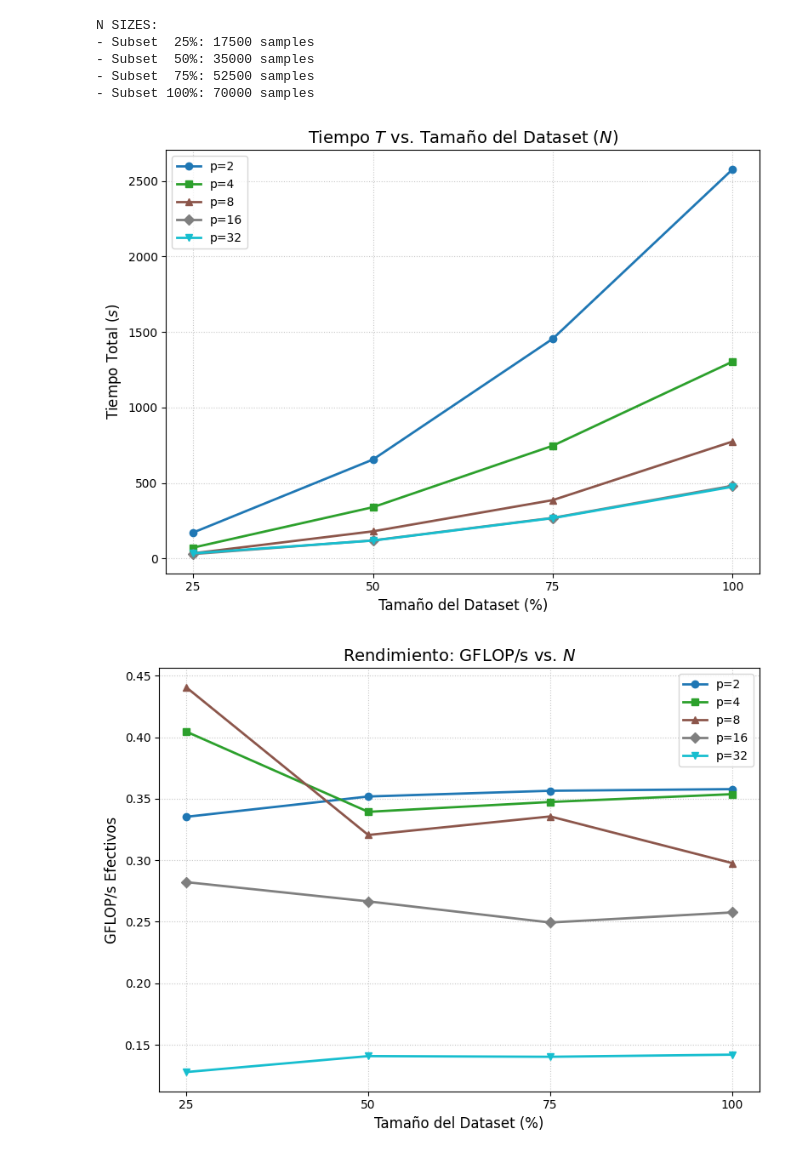
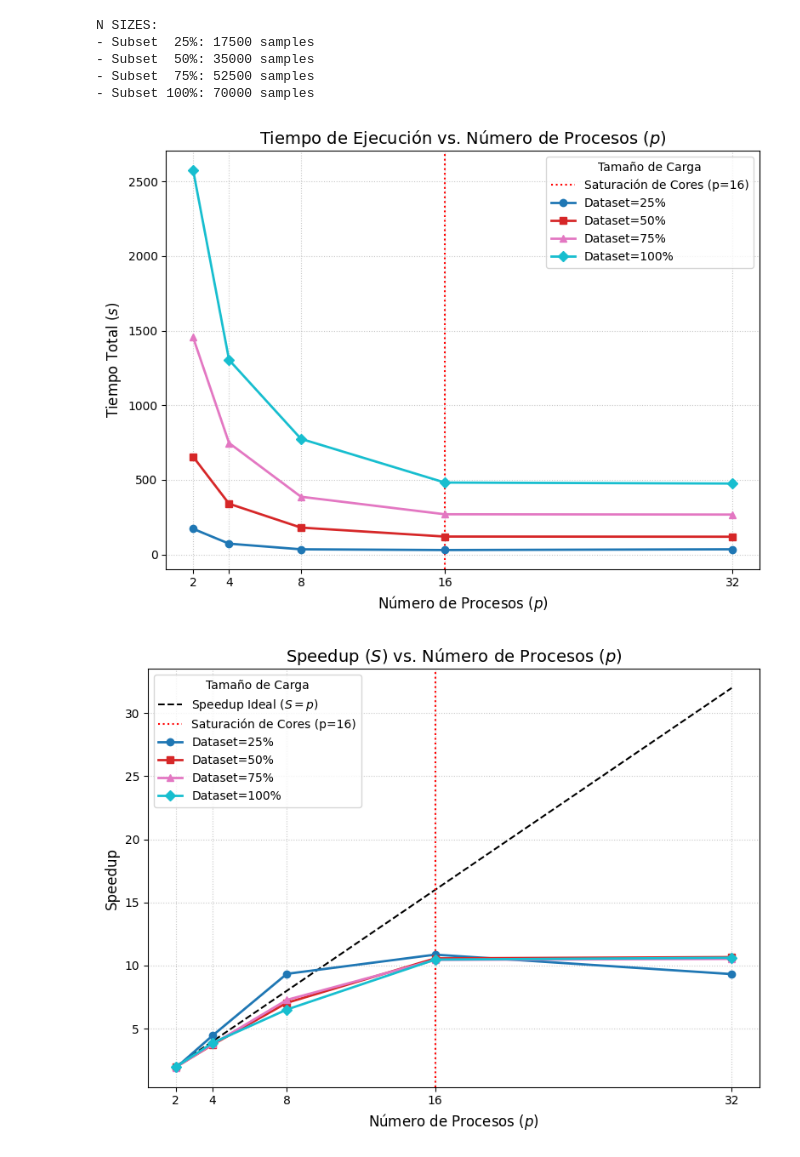
Before and after one commit to JoseFrancisc0/CPD_Proyecto5_kNN, a Jupyter notebook: analisis_cluster.ipynb, the cells around one changed output. Drawn from its saved outputs; the diff is of its cells as text; code cells hidden in the pictures.

```diff
--- a/analisis_cluster.ipynb
+++ b/analisis_cluster.ipynb
@@ -197,43 +198,48 @@ marcadores = ['o', 's', '^', 'D', 'v', 'p', '*', 'h', 'X', '<', '>']
 # %%
 plt.figure(figsize=(8, 6))
 
-for i, p in enumerate(procesos_unicos):
-    df_p = df_mpi_np[df_mpi_np['Processes'] == p]
-    plt.plot(df_p['Subset_%'], df_p['T_total (s)'],
-             marker=marcadores[i % len(marcadores)], color=colores[i], linewidth=2, label=f'p={p}')
+plt.axvline(x=16, color='r', linestyle=':', linewidth=1.5, label='Saturación de Cores (p=16)')
 
-plt.title('Tiempo $T$ vs. Tamaño del Dataset ($N$)', fontsize=14)
-plt.xlabel('Tamaño del Dataset (%)', fontsize=12)
+for i, f in enumerate(fracciones_unicas):
+    df_f = df_mpi_np[df_mpi_np['Subset_%'] == f]
+    plt.plot(df_f['Processes'], df_f['T_total (s)'],
+             marker=marcadores[i % len(marcadores)], color=colores[i], linewidth=2, label=f'Dataset={f}%')
+
+plt.title('Tiempo de Ejecución vs. Número de Procesos ($p$)', fontsize=14)
+plt.xlabel('Número de Procesos ($p$)', fontsize=12)
 plt.ylabel('Tiempo Total ($s$)', fontsize=12)
-plt.xticks([25, 50, 75, 100])
+plt.xticks(procesos_x)
 plt.grid(True, linestyle=':', alpha=0.7)
-plt.legend(fontsize=10)
+plt.legend(title='Tamaño de Carga', fontsize=10)
 
 plt.tight_layout()
-plt.savefig("imgs/Tiempo_vs_N.png", dpi=300, bbox_inches='tight')
+plt.savefig("imgs/Tiempo_vs_p.png", dpi=300, bbox_inches='tight')
 plt.show()
 # %% [output]
-[figure, old version]
+[figure, new version]
 # %%
 plt.figure(figsize=(8, 6))
 
-for i, p in enumerate(procesos_unicos):
-    df_p = df_mpi_np[df_mpi_np['Processes'] == p]
-    plt.plot(df_p['Subset_%'], df_p['GFLOP/s'],
-             marker=marcadores[i % len(marcadores)], color=colores[i], linewidth=2, label=f'p={p}')
+plt.plot(procesos_x, procesos_x, color='black', linestyle='--', label='Speedup Ideal ($S=p$)')
+plt.axvline(x=16, color='r', linestyle=':', linewidth=1.5, label='Saturación de Cores (p=16)')
 
-plt.title('Rendimiento: GFLOP/s vs. $N$', fontsize=14)
-plt.xlabel('Tamaño del Dataset (%)', fontsize=12)
-plt.ylabel('GFLOP/s Efectivos', fontsize=12)
-plt.xticks([25, 50, 75, 100])
+for i, f in enumerate(fracciones_unicas):
+    df_f = df_mpi_np[df_mpi_np['Subset_%'] == f]
+    plt.plot(df_f['Processes'], df_f['Speedup'],
+             marker=marcadores[i % len(marcadores)], color=colores[i], linewidth=2, label=f'Dataset={f}%')
+
+plt.title('Speedup ($S$) vs. Número de Procesos ($p$)', fontsize=14)
+plt.xlabel('Número de Procesos ($p$)', fontsize=12)
+plt.ylabel('Speedup', fontsize=12)
+plt.xticks(procesos_x)
 plt.grid(True, linestyle=':', alpha=0.7)
-plt.legend(fontsize=10)
+plt.legend(title='Tamaño de Carga', fontsize=10)
 
 plt.tight_layout()
-plt.savefig("imgs/Rendimiento_GFLOPs.png", dpi=300, bbox_inches='tight')
+plt.savefig("imgs/Speedup_vs_p.png", dpi=300, bbox_inches='tight')
 plt.show()
 # %% [output]
-[figure, old version]
+[figure, new version]
 # %%
 plt.figure(figsize=(8, 6))
 
```
Also changed, not shown: parts of 3 cells of this notebook, 7 other files.
